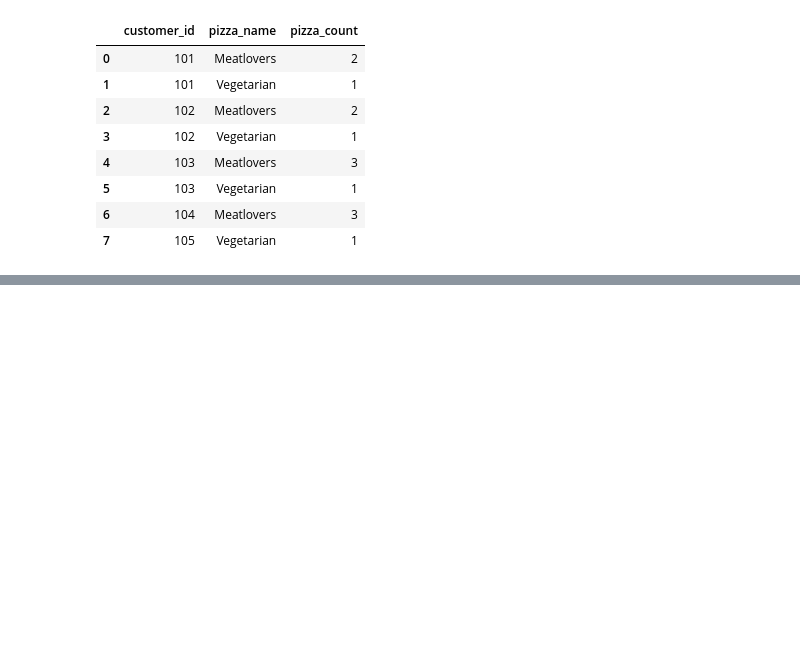
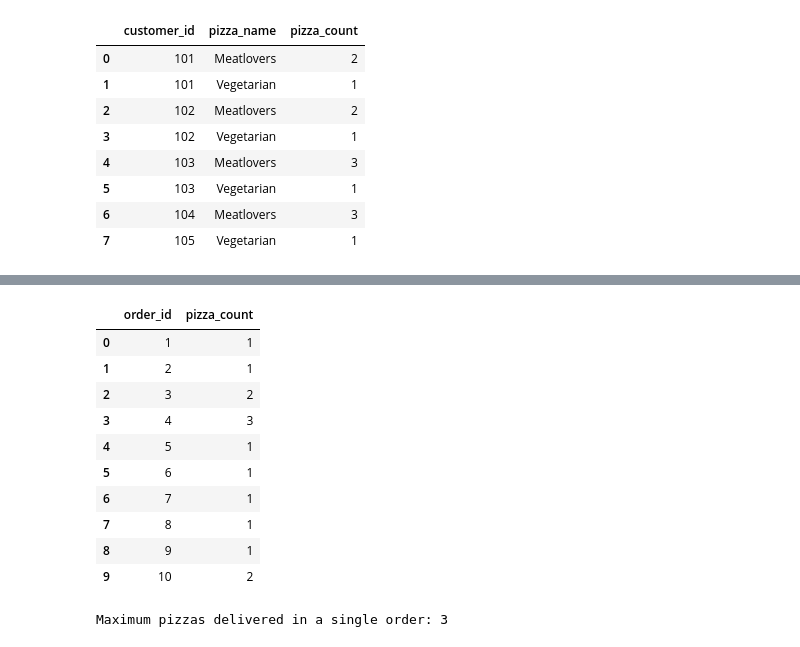
Before and after one commit to SmitaSoniS/8weeksqlchallenge, a Jupyter notebook: 02_pizza_runner/solution/solution.ipynb, the cells around one changed output, grey strips where cells are left out. Drawn from its saved outputs; the diff is of its cells as text; code cells hidden in the pictures; blank space fills up the shorter version.

```diff
--- a/02_pizza_runner/solution/solution.ipynb
+++ b/02_pizza_runner/solution/solution.ipynb
@@ -193,0 +169,24 @@ What is the successful delivery percentage for each runner?
+# %%
+combined_df_1 = (
+    combined_df
+    .groupby('order_id')
+    .agg(pizza_count=('pizza_id','count'))
+    .reset_index())
+combined_df_1
+# %% [output]
+|  | order_id | pizza_count |
+| 0 | 1 | 1 |
+| 1 | 2 | 1 |
+| 2 | 3 | 2 |
+| 3 | 4 | 3 |
+| 4 | 5 | 1 |
+| 5 | 6 | 1 |
+| 6 | 7 | 1 |
+| 7 | 8 | 1 |
+| 8 | 9 | 1 |
+| 9 | 10 | 2 |
+# %%
+result_6 = combined_df_1['pizza_count'].max()
+print("Maximum pizzas delivered in a single order:", result_6)
+# %% [output]
+Maximum pizzas delivered in a single order: 3
```
Also changed, not shown: parts of 3 cells of this notebook, 1 other file.
